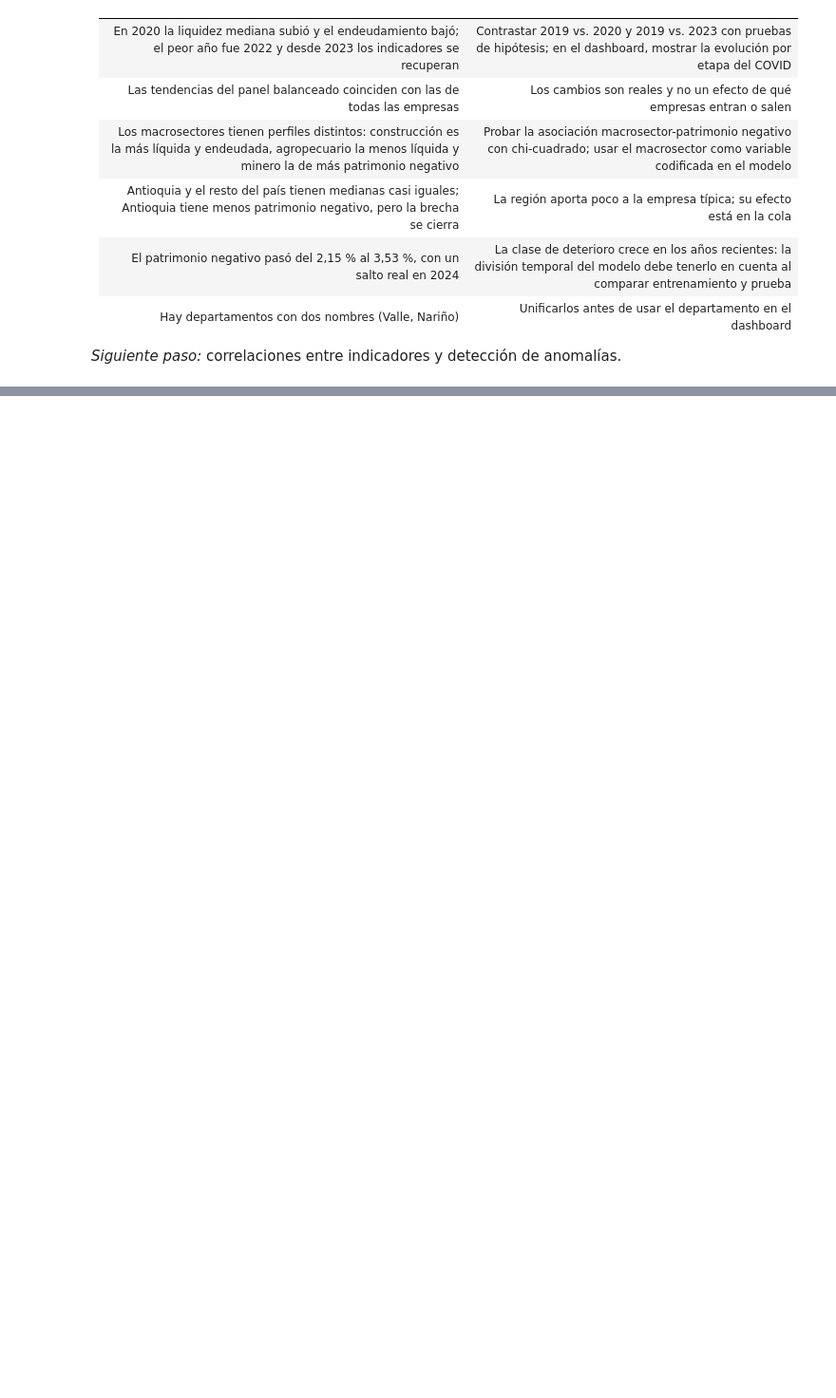
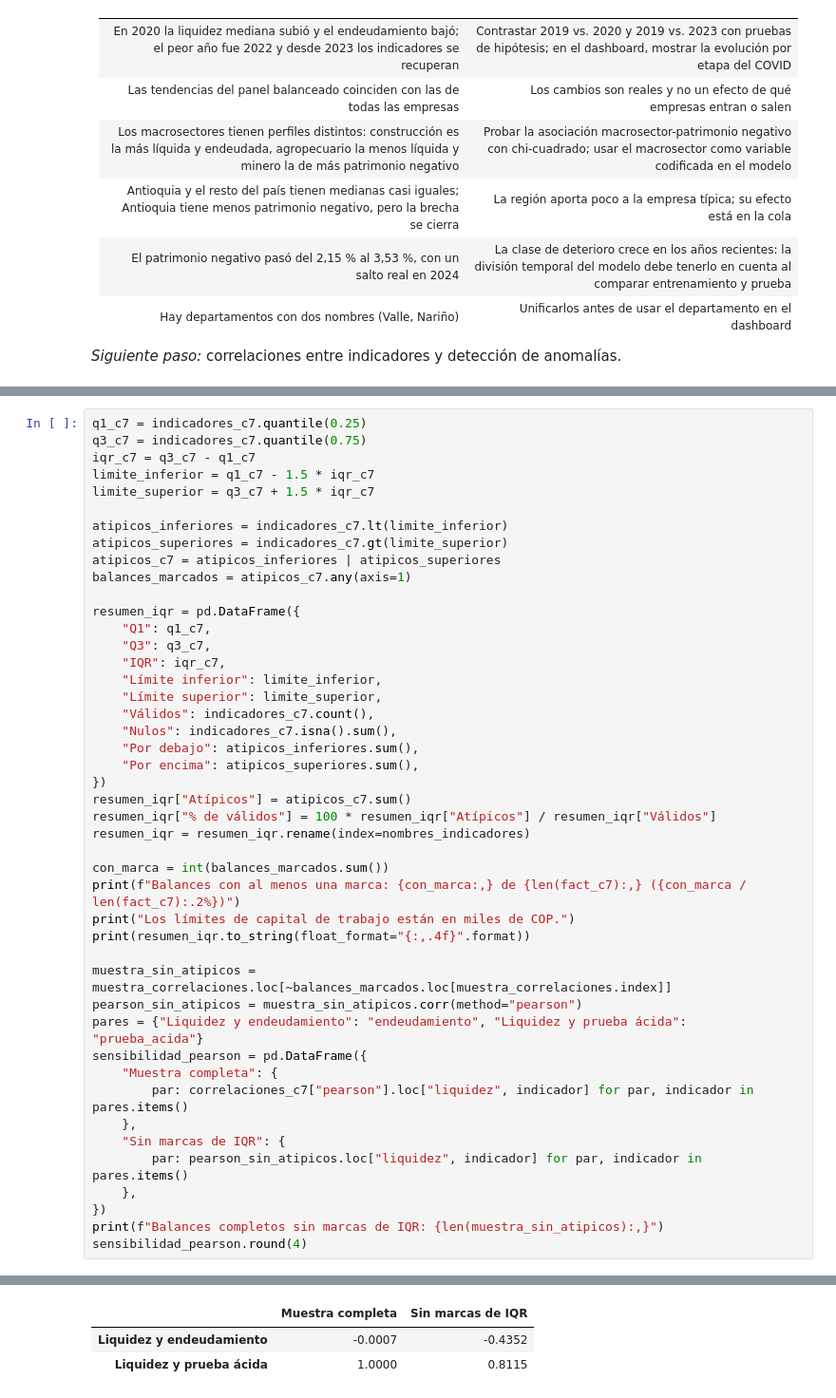
Before and after one commit to JulianHZ711/Final-AnalisisDatos, a Jupyter notebook: notebooks/proyecto_integrador.ipynb, the cells around one changed output, grey strips where cells are left out. Shown at 95% size. Cells and saved outputs as stored; diff of their text form; blank space fills up the shorter version.

```diff
--- a/notebooks/proyecto_integrador.ipynb
+++ b/notebooks/proyecto_integrador.ipynb
@@ -2288,0 +2379,46 @@ SERVICIOS     2.63  3.86  3.49  3.83  3.69  4.53  4.40
+# %%
+q1_c7 = indicadores_c7.quantile(0.25)
+q3_c7 = indicadores_c7.quantile(0.75)
+iqr_c7 = q3_c7 - q1_c7
+limite_inferior = q1_c7 - 1.5 * iqr_c7
+limite_superior = q3_c7 + 1.5 * iqr_c7
+
+atipicos_inferiores = indicadores_c7.lt(limite_inferior)
+atipicos_superiores = indicadores_c7.gt(limite_superior)
+atipicos_c7 = atipicos_inferiores | atipicos_superiores
+balances_marcados = atipicos_c7.any(axis=1)
+
+resumen_iqr = pd.DataFrame({
+    "Q1": q1_c7,
+    "Q3": q3_c7,
+    "IQR": iqr_c7,
+    "Límite inferior": limite_inferior,
+    "Límite superior": limite_superior,
+    "Válidos": indicadores_c7.count(),
+    "Nulos": indicadores_c7.isna().sum(),
+    "Por debajo": atipicos_inferiores.sum(),
+    "Por encima": atipicos_superiores.sum(),
+})
+resumen_iqr["Atípicos"] = atipicos_c7.sum()
+resumen_iqr["% de válidos"] = 100 * resumen_iqr["Atípicos"] / resumen_iqr["Válidos"]
+resumen_iqr = resumen_iqr.rename(index=nombres_indicadores)
+
+con_marca = int(balances_marcados.sum())
+print(f"Balances con al menos una marca: {con_marca:,} de {len(fact_c7):,} ({con_marca / len(fact_c7):.2%})")
+print("Los límites de capital de trabajo están en miles de COP.")
+print(resumen_iqr.to_string(float_format="{:,.4f}".format))
+
+muestra_sin_atipicos = muestra_correlaciones.loc[~balances_marcados.loc[muestra_correlaciones.index]]
+pearson_sin_atipicos = muestra_sin_atipicos.corr(method="pearson")
+pares = {"Liquidez y endeudamiento": "endeudamiento", "Liquidez y prueba ácida": "prueba_acida"}
+sensibilidad_pearson = pd.DataFrame({
+    "Muestra completa": {
+        par: correlaciones_c7["pearson"].loc["liquidez", indicador] for par, indicador in pares.items()
+    },
+    "Sin marcas de IQR": {
+        par: pearson_sin_atipicos.loc["liquidez", indicador] for par, indicador in pares.items()
+    },
+})
+print(f"Balances completos sin marcas de IQR: {len(muestra_sin_atipicos):,}")
+sensibilidad_pearson.round(4)
+# %% [output]
@@ -2288,0 +2433,3 @@ SERVICIOS     2.63  3.86  3.49  3.83  3.69  4.53  4.40
+|  | Muestra completa | Sin marcas de IQR |
+| Liquidez y endeudamiento | -0.0007 | -0.4352 |
+| Liquidez y prueba ácida | 1.0000 | 0.8115 |
```
Also changed, not shown: parts of 7 cells of this notebook.
